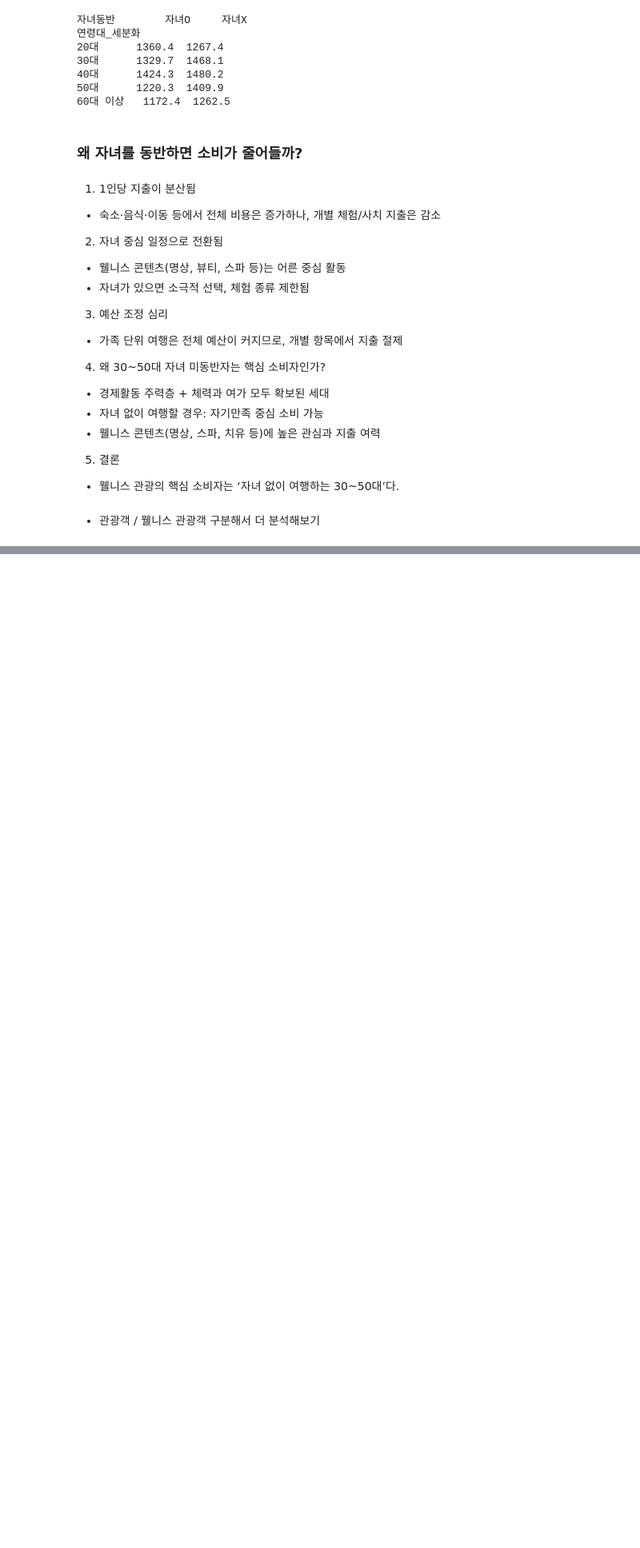
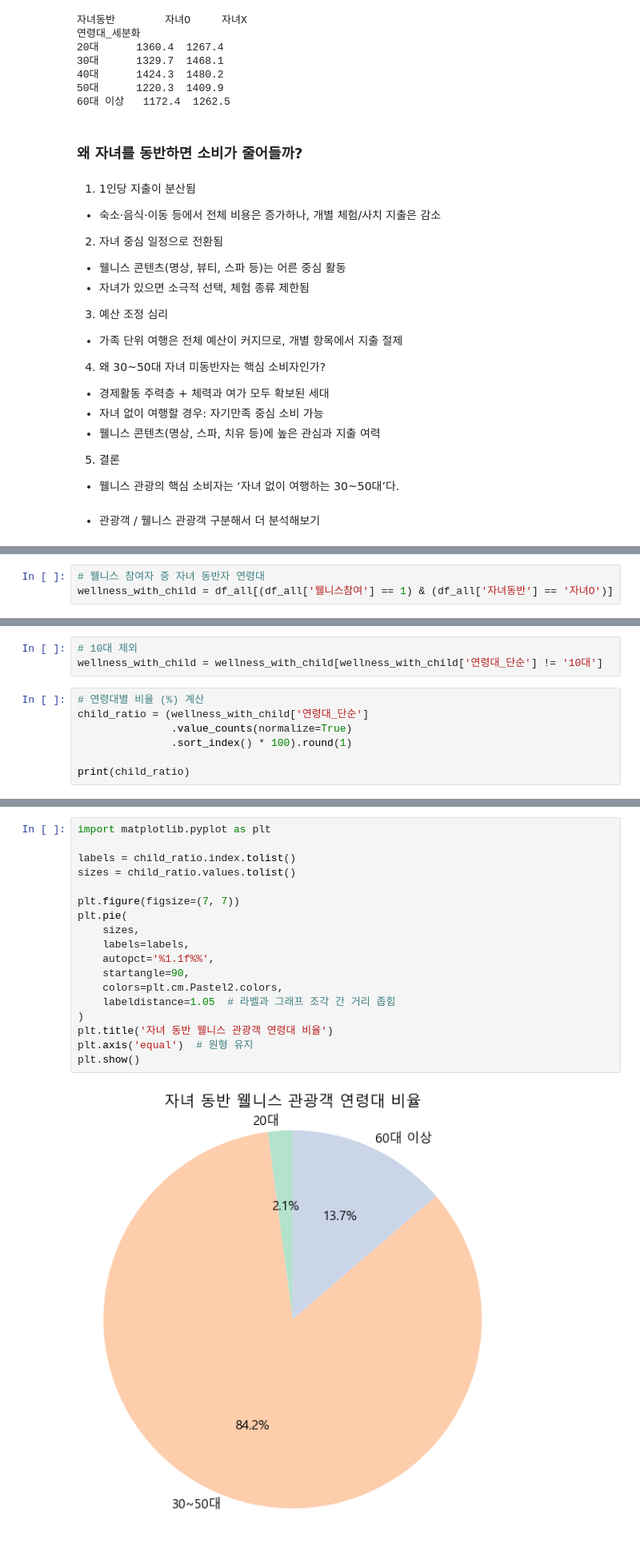
Before and after one commit to tamx2y/wellness_tour, a Jupyter notebook: 01_environment/7_segmentation_analysis.ipynb, the cells around one changed output, grey strips where cells are left out. Shown at 80% size. Saved outputs shown, nothing was run; the diff lists cells and outputs as text; blank space fills up the shorter version.

```diff
--- a/01_environment/7_segmentation_analysis.ipynb
+++ b/01_environment/7_segmentation_analysis.ipynb
@@ -304,0 +459,3 @@ print(pivot)
+# %%
+# 웰니스 참여자 중 자녀 동반자 연령대
+wellness_with_child = df_all[(df_all['웰니스참여'] == 1) & (df_all['자녀동반'] == '자녀O')]
@@ -304,0 +482,10 @@ print(pivot)
+# %%
+# 10대 제외
+wellness_with_child = wellness_with_child[wellness_with_child['연령대_단순'] != '10대']
+# %%
+# 연령대별 비율 (%) 계산
+child_ratio = (wellness_with_child['연령대_단순']
+               .value_counts(normalize=True)
+               .sort_index() * 100).round(1)
+
+print(child_ratio)
@@ -304,0 +498,20 @@ print(pivot)
+# %%
+import matplotlib.pyplot as plt
+
+labels = child_ratio.index.tolist()
+sizes = child_ratio.values.tolist()
+
+plt.figure(figsize=(7, 7))
+plt.pie(
+    sizes,
+    labels=labels,
+    autopct='%1.1f%%',
+    startangle=90,
+    colors=plt.cm.Pastel2.colors,
+    labeldistance=1.05  # 라벨과 그래프 조각 간 거리 좁힘
+)
+plt.title('자녀 동반 웰니스 관광객 연령대 비율')
+plt.axis('equal')  # 원형 유지
+plt.show()
+# %% [output]
+[figure, added]
```
Also changed, not shown: parts of 32 cells of this notebook.
